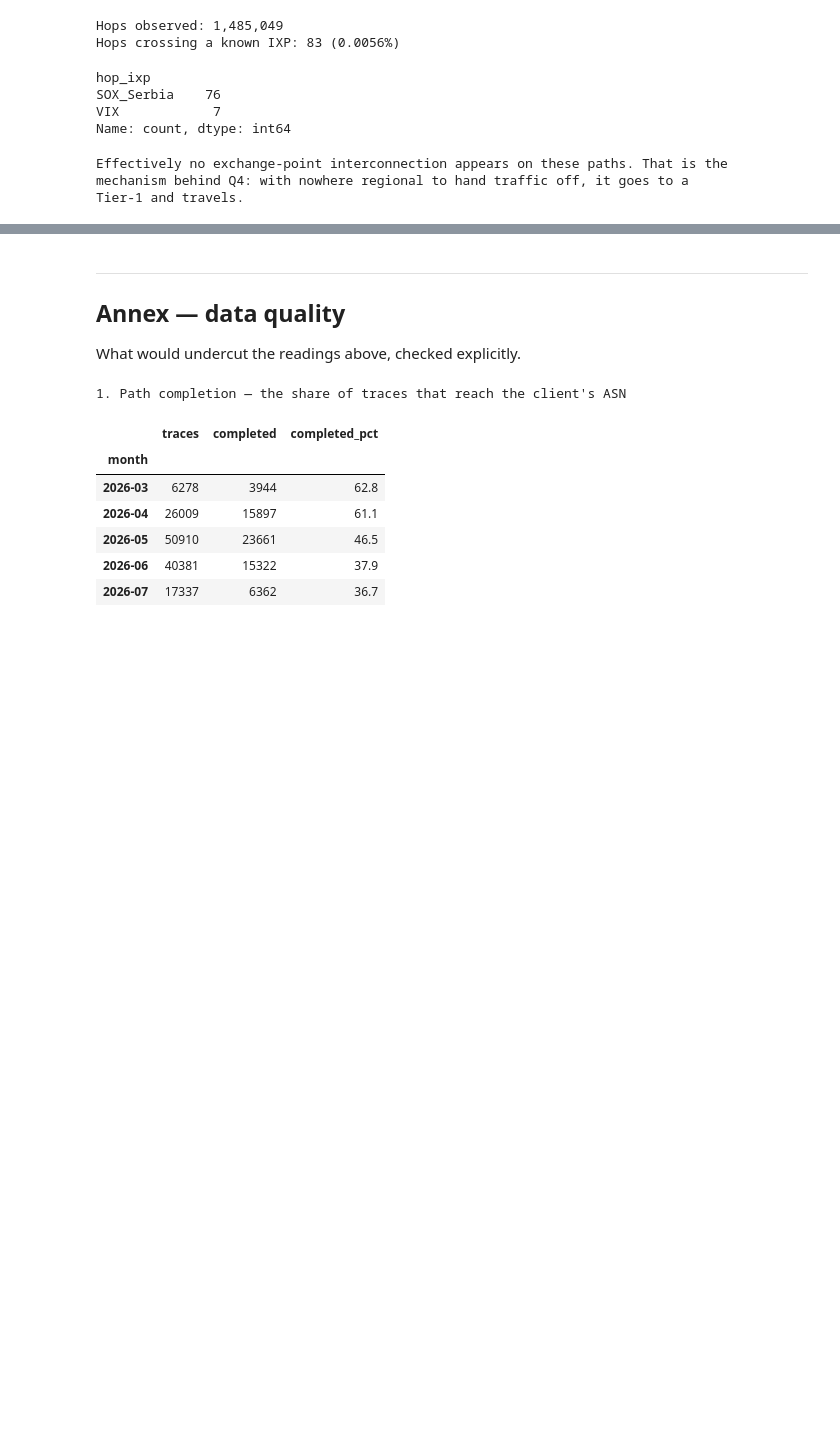
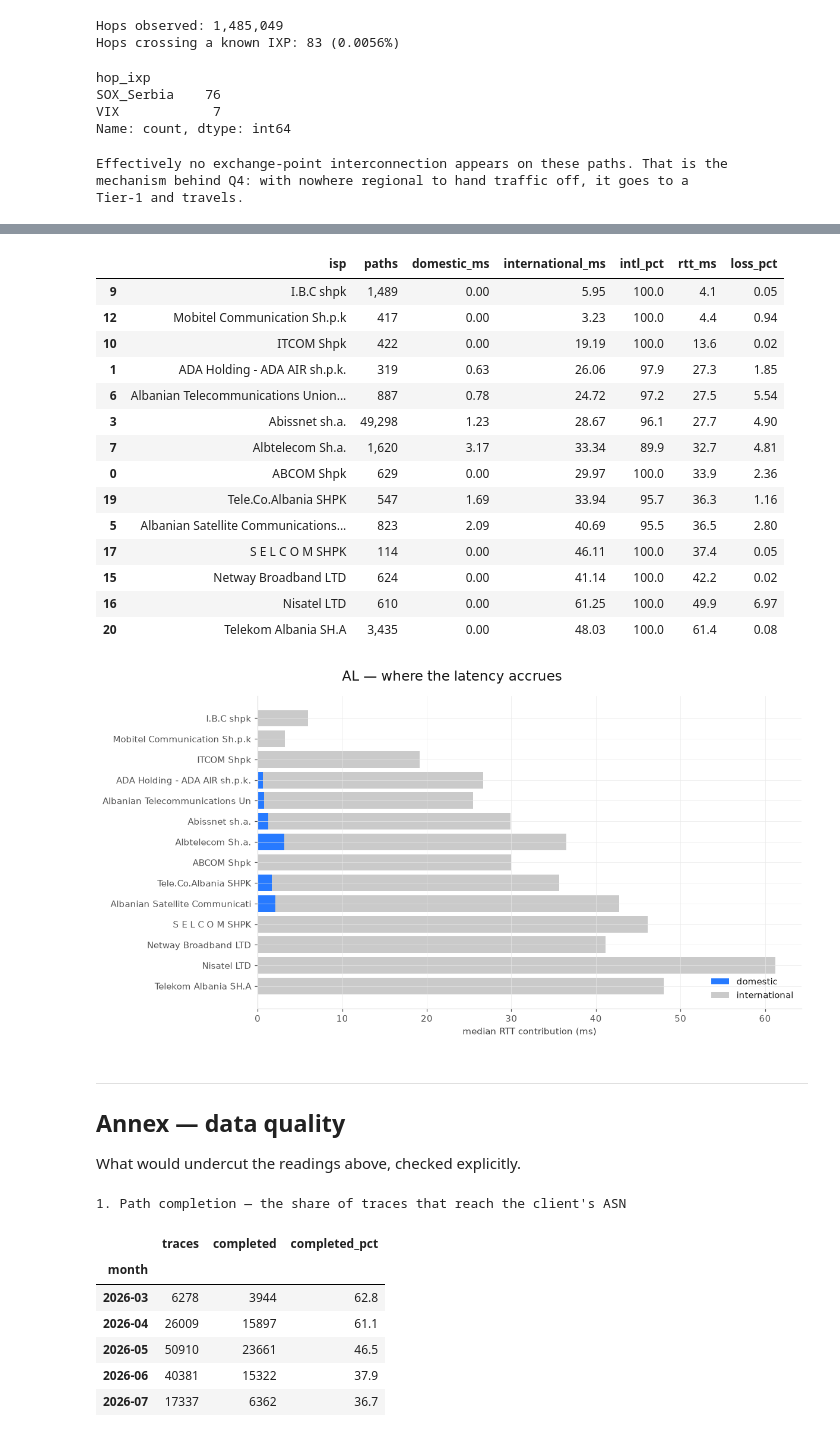
Before and after one commit to mabravoreyes/gigameter-explorer, a Jupyter notebook: meter_traceroutes_07.ipynb, the cells around one changed output, grey strips where cells are left out. Cells and saved outputs as stored; diff of their text form; code cells hidden in the pictures; blank space fills up the shorter version.

```diff
--- a/meter_traceroutes_07.ipynb
+++ b/meter_traceroutes_07.ipynb
@@ -726,0 +748,18 @@ Tier-1 and travels.
+# %%
+# =============================================================================
+# Q6 — HOW MUCH OF THE DELAY IS DOMESTIC?
+# =============================================================================
+decomp = latency_decomposition(tr, COUNTRY_ISO2)
+
+print(f"Completed paths decomposed: {len(decomp):,}\n")
+print(f"median domestic segment      {decomp['domestic_ms'].median():8.2f} ms")
+print(f"median international segment {decomp['international_ms'].median():8.2f} ms")
+print(f"median international share   {decomp['international_pct'].median():8.1f}%")
+print(f"median measured RTT          {decomp['ndt_rtt'].median():8.2f} ms")
+print(f"median packet loss           {100 * decomp['loss_rate'].median():8.2f}%")
+
+_domestic_server = (tr['src_country'] == tr['dst_country']).mean()
+print(f"\nShare of traces to a domestic test server: {100 * _domestic_server:.1f}%")
+if _domestic_server < 0.05:
+    print("No domestic server: the international segment is non-zero by "
+          "construction,\nso read the domestic millisecond count, not the share.")
@@ -727,3 +778,47 @@ Tier-1 and travels.
+# %%
+# =============================================================================
+# Q6b — DECOMPOSITION BY ISP
+# =============================================================================
+_by_isp = (decomp.groupby('isp')
+                 .agg(paths=('id', 'size'),
+                      domestic_ms=('domestic_ms', 'median'),
+                      international_ms=('international_ms', 'median'),
+                      intl_pct=('international_pct', 'median'),
+                      rtt_ms=('ndt_rtt', 'median'),
+                      loss_pct=('loss_rate', lambda s: 100 * s.median()))
+                 .reset_index())
+_by_isp = _by_isp[_by_isp['paths'] >= MIN_PATHS].sort_values('rtt_ms')
+display(_by_isp.style.format({'domestic_ms': '{:.2f}', 'international_ms': '{:.2f}',
+                              'intl_pct': '{:.1f}', 'rtt_ms': '{:.1f}',
+                              'loss_pct': '{:.2f}', 'paths': '{:,}'}))
+
+fig, ax = plt.subplots(figsize=(11, max(3.5, 0.42 * len(_by_isp))))
+_labels = [i[:30] for i in _by_isp['isp']]
+ax.barh(_labels, _by_isp['domestic_ms'], color=GIGA_BLUE, label='domestic')
+ax.barh(_labels, _by_isp['international_ms'], left=_by_isp['domestic_ms'],
+        color=GIGA_GREY[400], label='international')
+ax.set_xlabel('median RTT contribution (ms)')
+ax.legend(loc='lower right')
+ax.invert_yaxis()
+fig.suptitle(f'{COUNTRY_ISO2} — where the latency accrues')
+plt.tight_layout(); plt.show()
+# %% [output]
+|  | isp | paths | domestic_ms | international_ms | intl_pct | rtt_ms | loss_pct |
+| 9 | I.B.C shpk | 1,489 | 0.00 | 5.95 | 100.0 | 4.1 | 0.05 |
+| 12 | Mobitel Communication Sh.p.k | 417 | 0.00 | 3.23 | 100.0 | 4.4 | 0.94 |
+| 10 | ITCOM Shpk | 422 | 0.00 | 19.19 | 100.0 | 13.6 | 0.02 |
+| 1 | ADA Holding - ADA AIR sh.p.k. | 319 | 0.63 | 26.06 | 97.9 | 27.3 | 1.85 |
+| 6 | Albanian Telecommunications Union... | 887 | 0.78 | 24.72 | 97.2 | 27.5 | 5.54 |
+| 3 | Abissnet sh.a. | 49,298 | 1.23 | 28.67 | 96.1 | 27.7 | 4.90 |
+| 7 | Albtelecom Sh.a. | 1,620 | 3.17 | 33.34 | 89.9 | 32.7 | 4.81 |
+| 0 | ABCOM Shpk | 629 | 0.00 | 29.97 | 100.0 | 33.9 | 2.36 |
+| 19 | Tele.Co.Albania SHPK | 547 | 1.69 | 33.94 | 95.7 | 36.3 | 1.16 |
+| 5 | Albanian Satellite Communications... | 823 | 2.09 | 40.69 | 95.5 | 36.5 | 2.80 |
+| 17 | S E L C O M SHPK | 114 | 0.00 | 46.11 | 100.0 | 37.4 | 0.05 |
+| 15 | Netway Broadband LTD | 624 | 0.00 | 41.14 | 100.0 | 42.2 | 0.02 |
+| 16 | Nisatel LTD | 610 | 0.00 | 61.25 | 100.0 | 49.9 | 6.97 |
+| 20 | Telekom Albania SH.A | 3,435 | 0.00 | 48.03 | 100.0 | 61.4 | 0.08 |
+[figure, added]
 # %% [markdown]
 ---
 ## Annex — data quality
```
Also changed, not shown: parts of 8 cells of this notebook, 4 other files.
